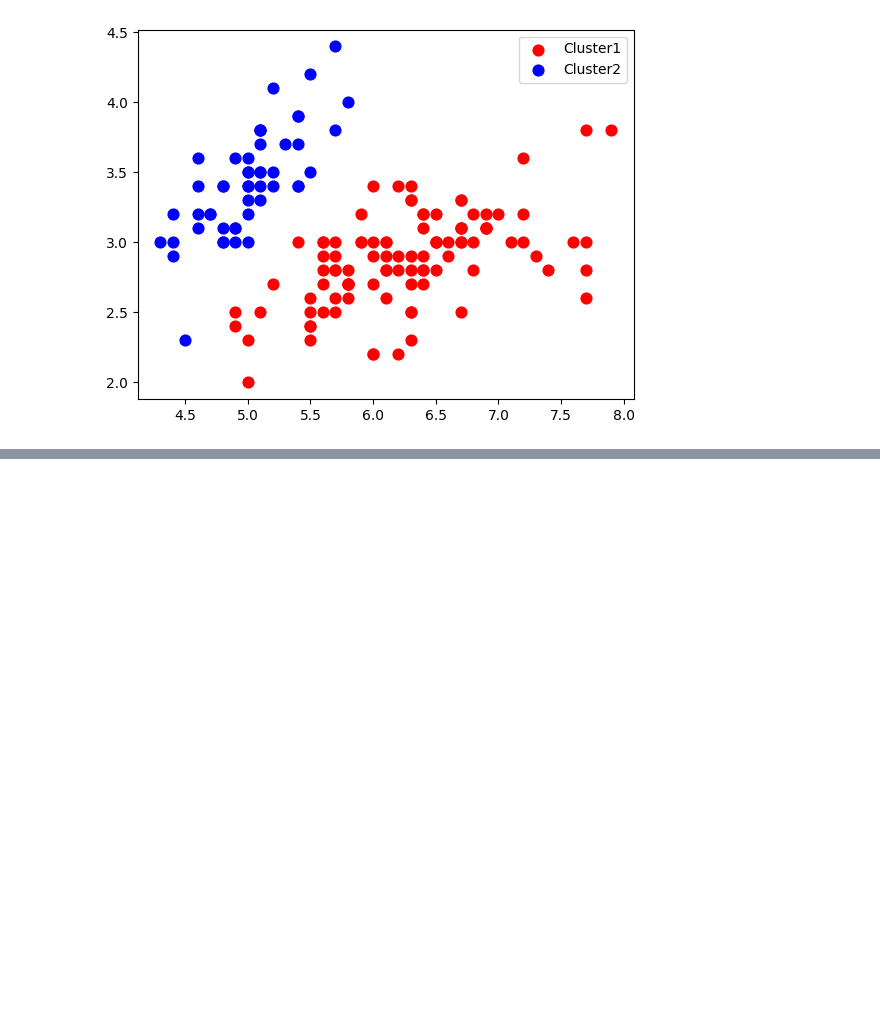
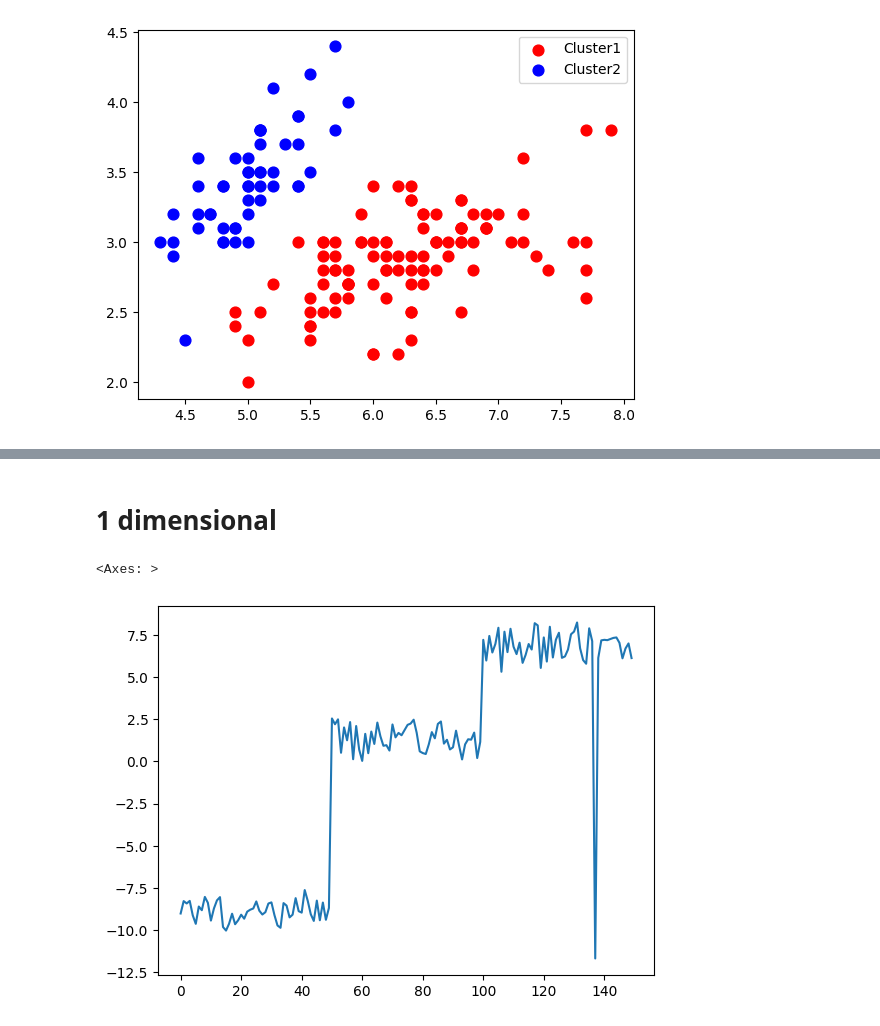
Before and after one commit to Emilinjoseph/Iris-dataset-prediction-using-different-classification-models, a Jupyter notebook: Classification Algorithms Using IRIS dataset.ipynb, the cells around one changed output, grey strips where cells are left out. Drawn from its saved outputs; the diff is of its cells as text; code cells hidden in the pictures; blank space fills up the shorter version.

```diff
--- a/Classification Algorithms Using IRIS dataset.ipynb
+++ b/Classification Algorithms Using IRIS dataset.ipynb
@@ -705,0 +805,7 @@ plt.show()
+# %% [markdown]
+# 1 dimensional
+# %%
+sns.lineplot(x=df.index, y=data_tsne[:,0], data=df)
+# %% [output]
+<Axes: >
+[figure, added]
```
Also changed, not shown: parts of 25 cells of this notebook.
